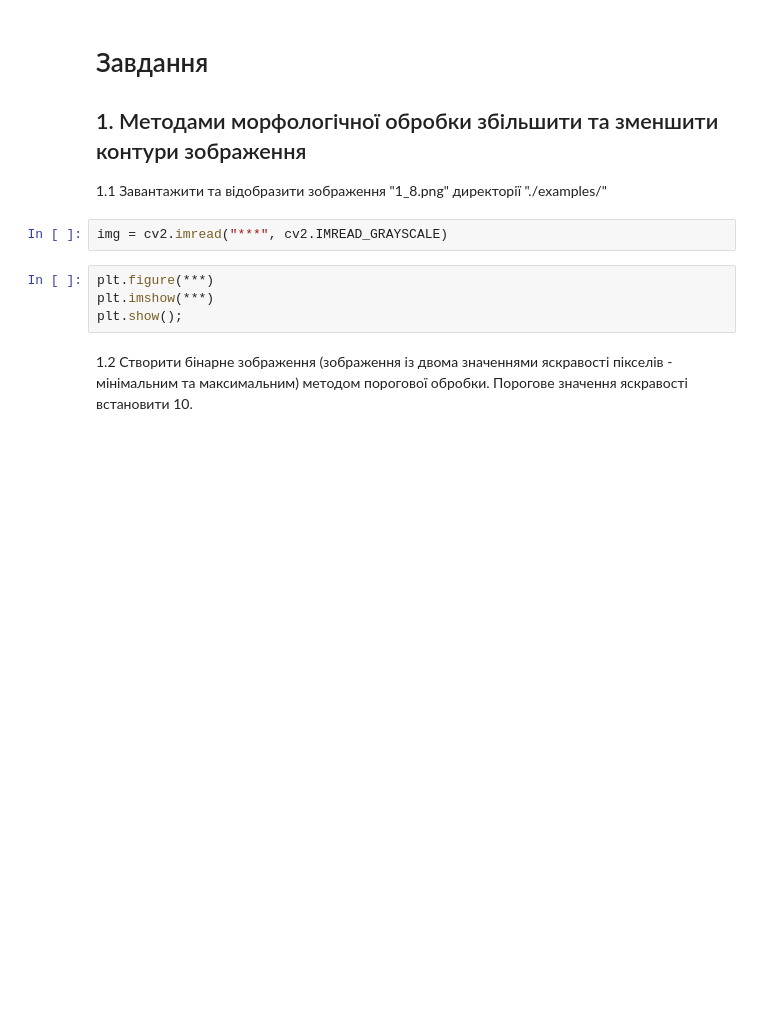
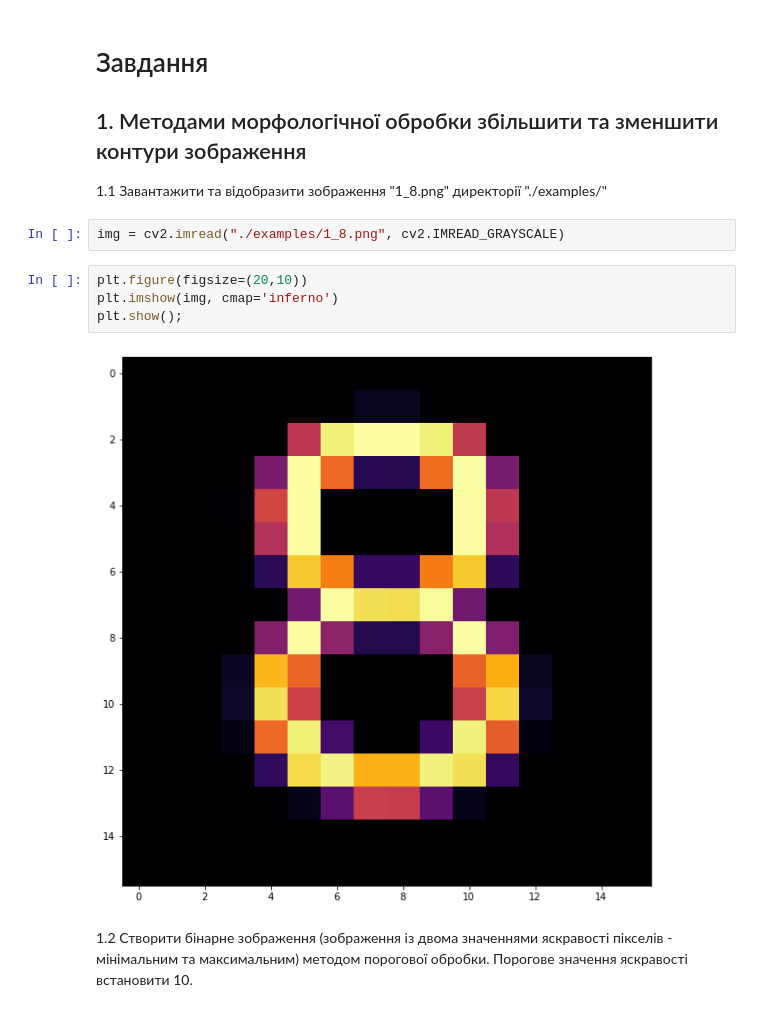
Before and after one commit to Jeyky/DIG_IP, a Jupyter notebook: Lab5.ipynb, the cells around one changed output. Saved outputs shown, nothing was run; the diff lists cells and outputs as text; blank space fills up the shorter version.

```diff
--- a/Lab5.ipynb
+++ b/Lab5.ipynb
@@ -258,11 +258,13 @@ plt.show();
 ## 1. Методами морфологічної обробки збільшити та зменшити контури зображення
 1.1 Завантажити та відобразити зображення "1_8.png" директорії "./examples/"
 # %%
-img = cv2.imread("***", cv2.IMREAD_GRAYSCALE)
+img = cv2.imread("./examples/1_8.png", cv2.IMREAD_GRAYSCALE)
 # %%
-plt.figure(***)
-plt.imshow(***)
+plt.figure(figsize=(20,10))
+plt.imshow(img, cmap='inferno')
 plt.show();
+# %% [output]
+[figure, added]
 # %% [markdown]
 1.2 Створити бінарне зображення (зображення із двома значеннями яскравості пікселів - мінімальним та максимальним) методом порогової обробки. Порогове значення яскравості встановити 10.
 # %%
```
Also changed, not shown: parts of 10 cells of this notebook, 1 other file.
